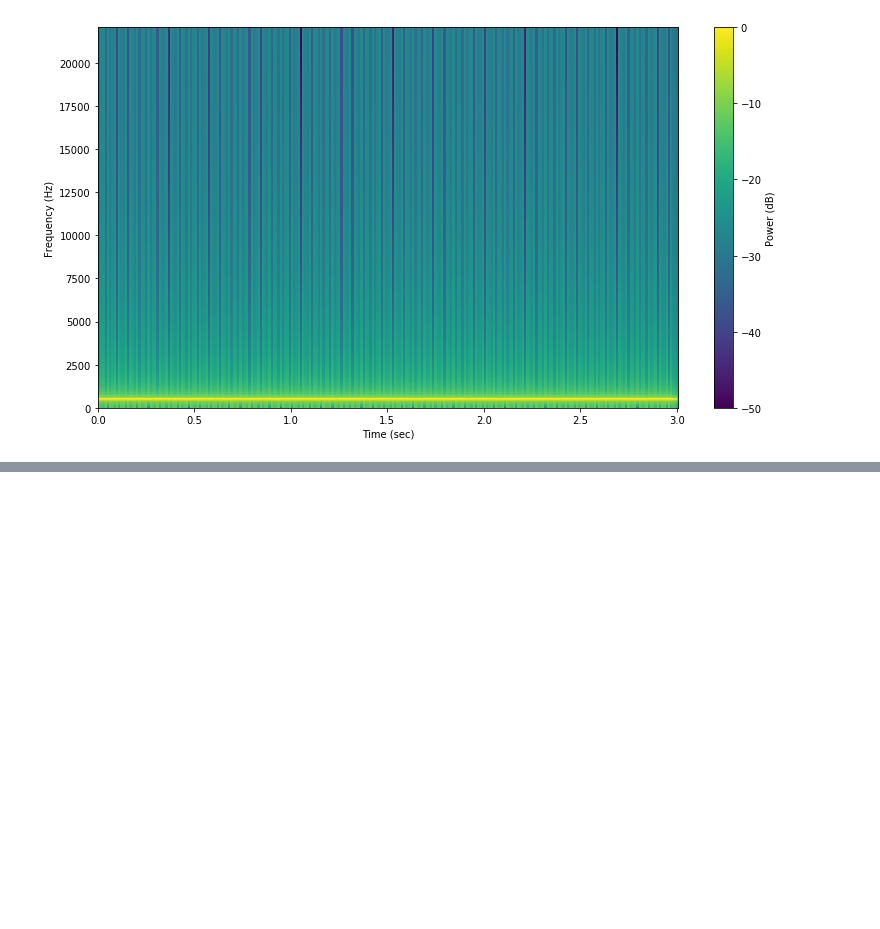
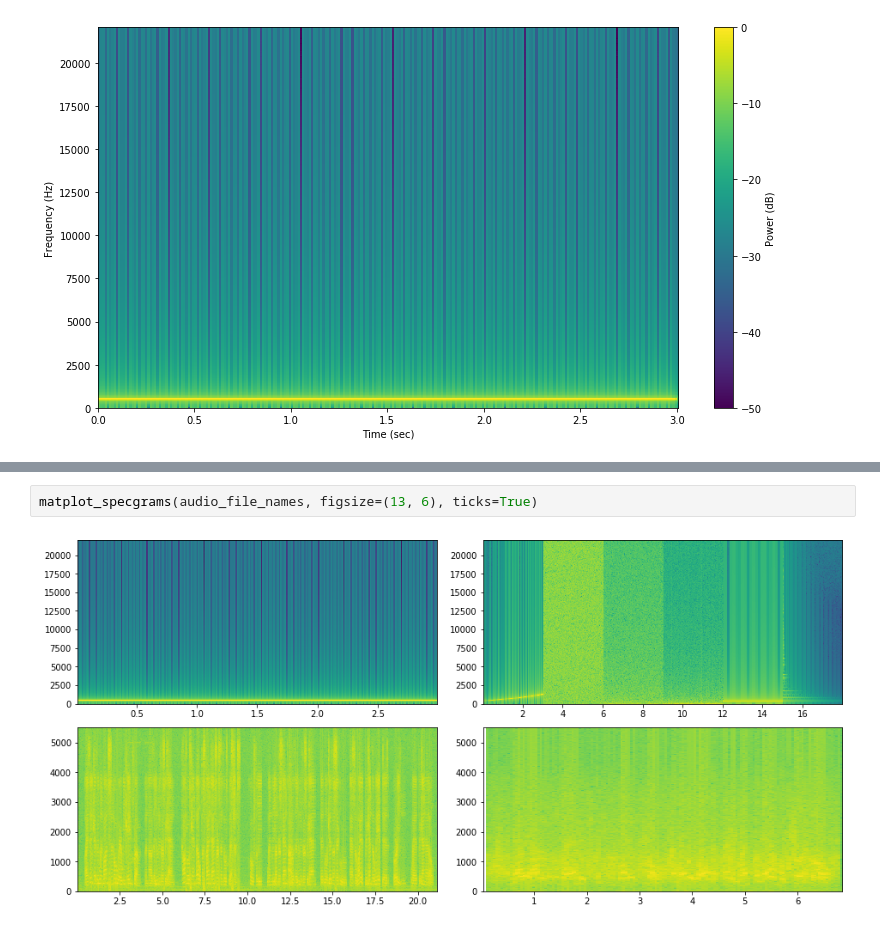
Before and after one commit to lnadi17/spectro-kg, a Jupyter notebook: subplots.ipynb, the cells around one changed output, grey strips where cells are left out. Cells and saved outputs as stored; diff of their text form; blank space fills up the shorter version.

Commit message:
Add matplot_specgrams function

```diff
--- a/subplots.ipynb
+++ b/subplots.ipynb
@@ -66,0 +113,4 @@ plot_specgrams(audio_file_names,
+# %%
+matplot_specgrams(audio_file_names, figsize=(13, 6), ticks=True)
+# %% [output]
+[figure, added]
```
Also changed, not shown: parts of 3 cells of this notebook.
